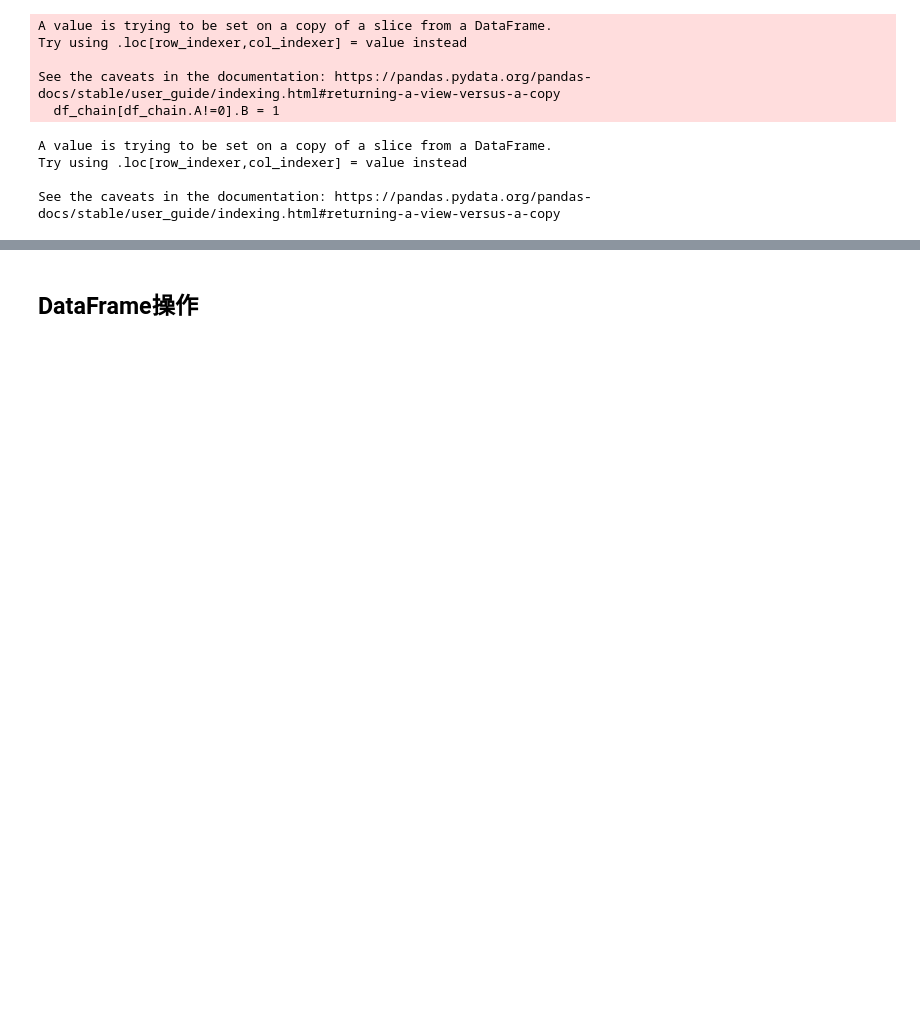
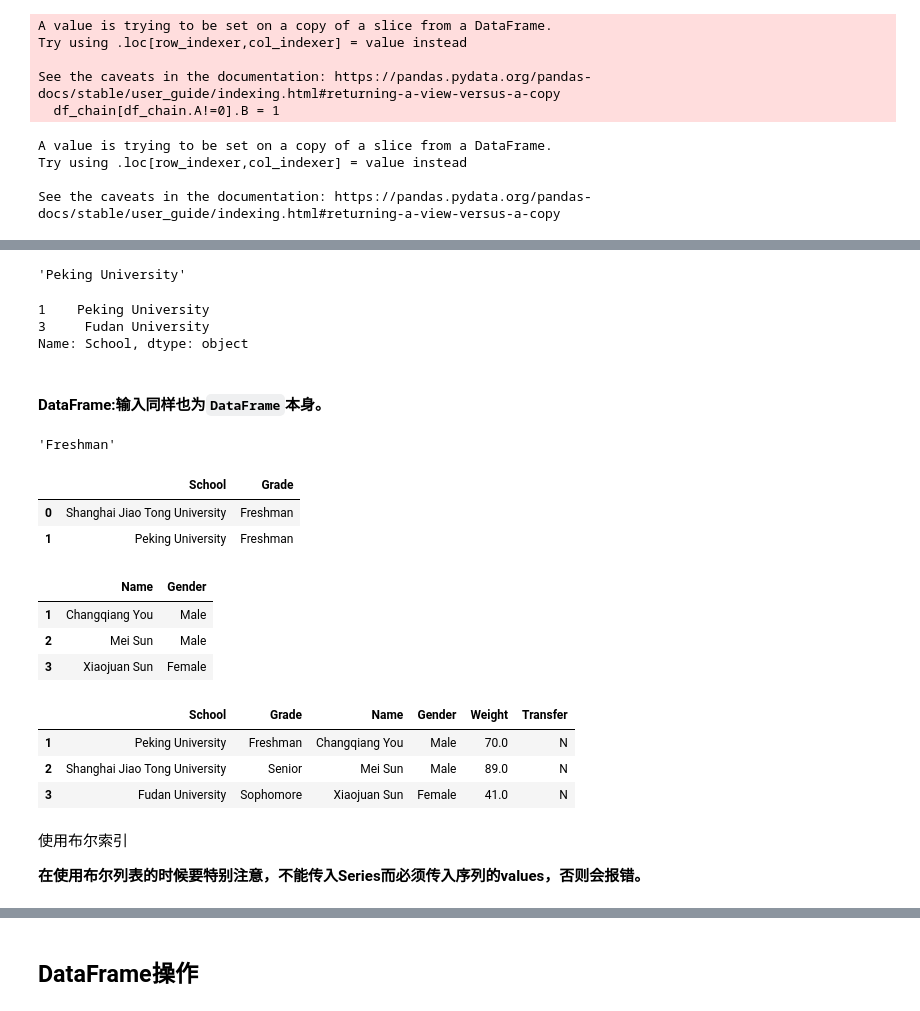
Before and after one commit to RyannChenOO/deeplearningNotes, a Jupyter notebook: pandas/pandas基础.ipynb, the cells around one changed output, grey strips where cells are left out. Saved outputs shown, nothing was run; the diff lists cells and outputs as text; code cells hidden in the pictures; blank space fills up the shorter version.

```diff
--- a/pandas/pandas基础.ipynb
+++ b/pandas/pandas基础.ipynb
@@ -753,0 +770,4 @@ See the caveats in the documentation: https://pandas.pydata.org/pandas-docs/stab
+# %%
+df = pd.read_csv("./data/learn_pandas.csv", usecols=['School', 'Grade', 'Name', 'Gender', 'Weight', 'Transfer'])
+# 此时仍使用的是默认行索引
+df.head()
@@ -753,0 +799,40 @@ See the caveats in the documentation: https://pandas.pydata.org/pandas-docs/stab
+# %%
+se.iloc[1]
+# %% [output]
+'Peking University'
+# %%
+se.iloc[1:5:2]
+# %% [output]
+1    Peking University
+3     Fudan University
+Name: School, dtype: object
+# %% [markdown]
+#### DataFrame:输入同样也为`DataFrame`本身。
+# %%
+df.iloc[1,1]# 第二行第二列
+# %% [output]
+'Freshman'
+# %%
+df.iloc[[0,1], [0,1]]# 前两行前两列
+# %% [output]
+|  | School | Grade |
+| 0 | Shanghai Jiao Tong University | Freshman |
+| 1 | Peking University | Freshman |
+# %%
+df.iloc[1:4, 2:4]# 切片不包含结束端点
+# %% [output]
+|  | Name | Gender |
+| 1 | Changqiang You | Male |
+| 2 | Mei Sun | Male |
+| 3 | Xiaojuan Sun | Female |
+# %%
+df[lambda x : slice(1,4)]
+# %% [output]
+|  | School | Grade | Name | Gender | Weight | Transfer |
+| 1 | Peking University | Freshman | Changqiang You | Male | 70.0 | N |
+| 2 | Shanghai Jiao Tong University | Senior | Mei Sun | Male | 89.0 | N |
+| 3 | Fudan University | Sophomore | Xiaojuan Sun | Female | 41.0 | N |
+# %% [markdown]
+使用布尔索引
+
+**在使用布尔列表的时候要特别注意，不能传入Series而必须传入序列的values，否则会报错。**
```
Also changed, not shown: parts of 17 cells of this notebook, 12 other files.
